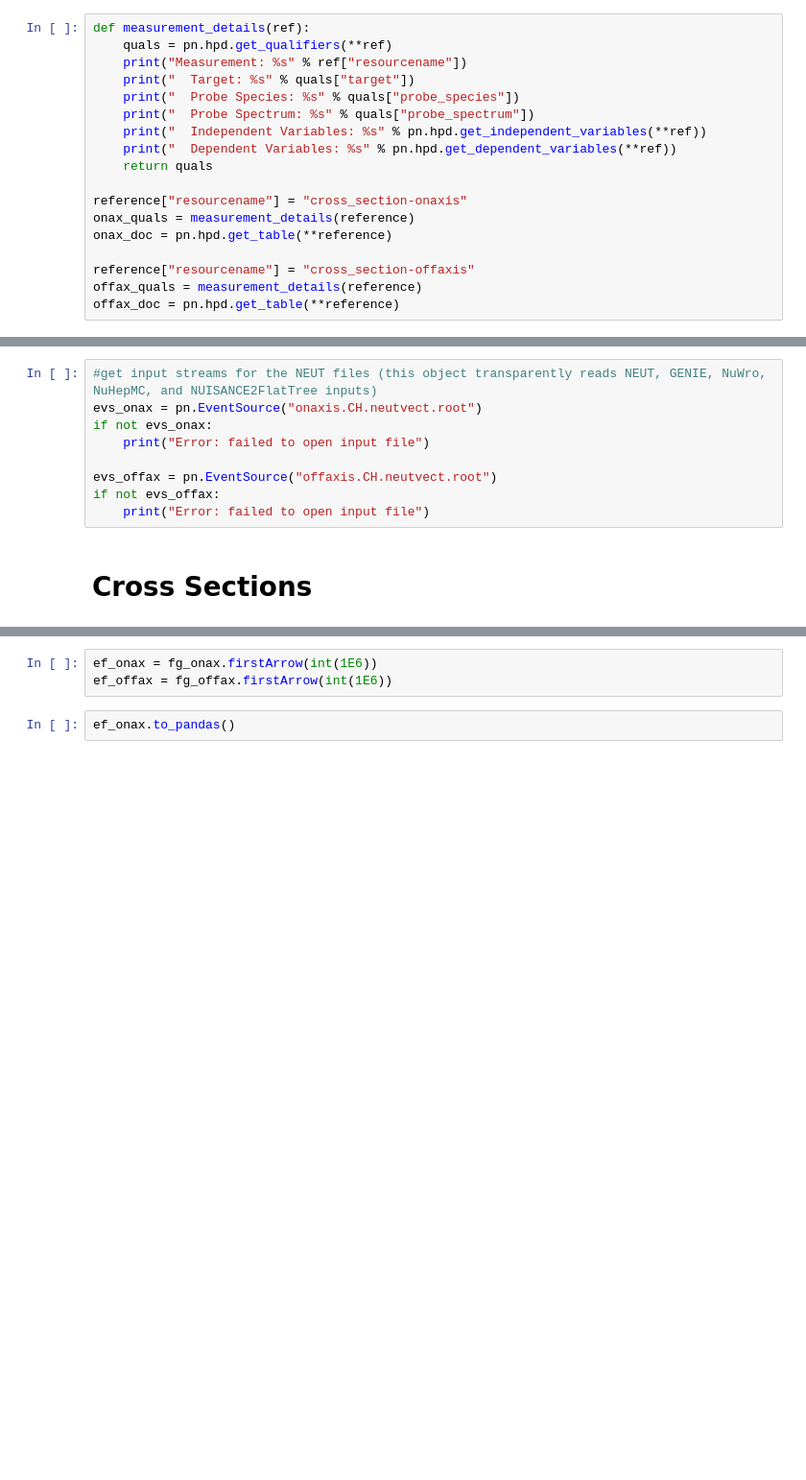
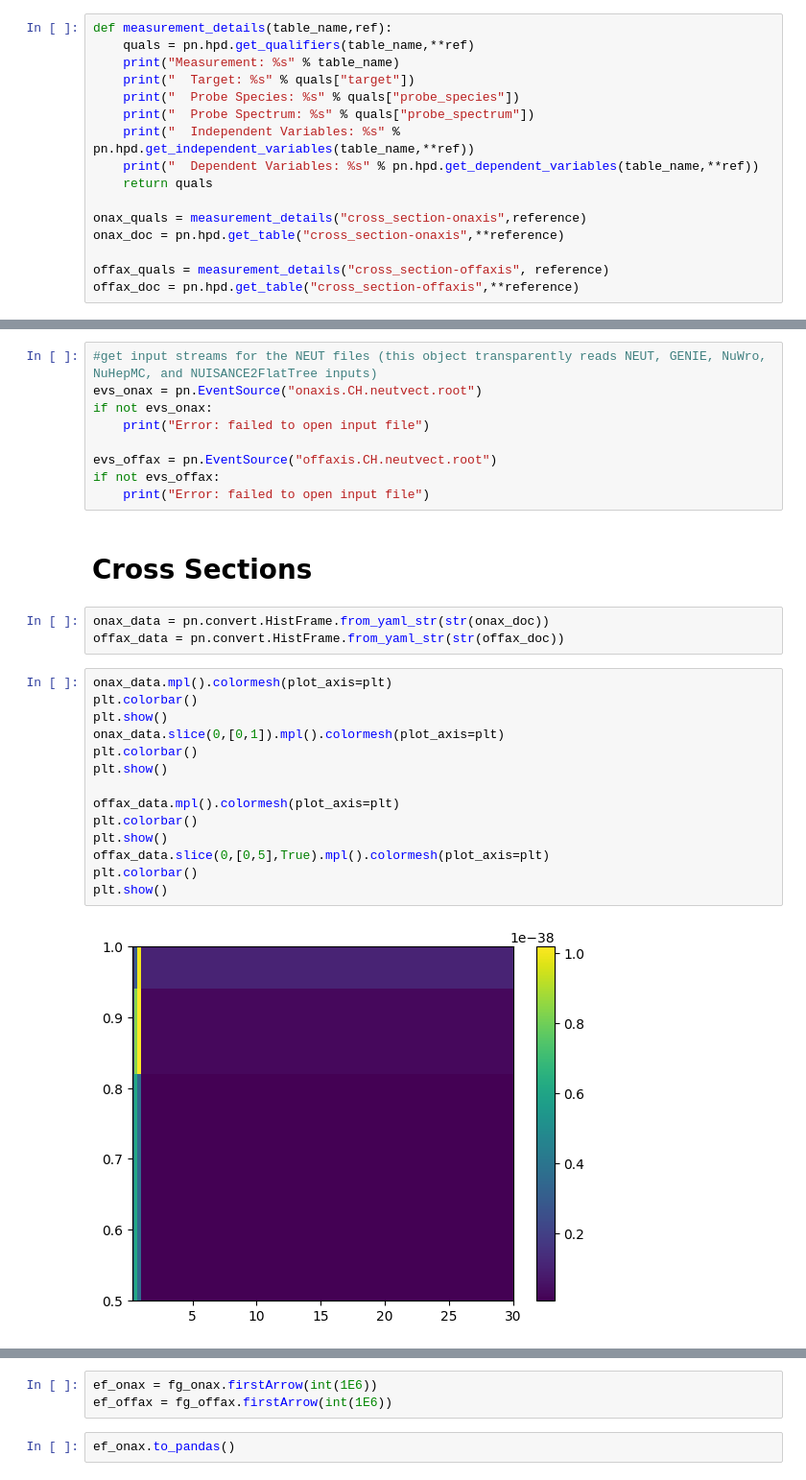
Before and after one commit to NUISANCEMC/nuisance3, a Jupyter notebook: notebooks/t2konoffaxis.ipynb, the cells around one changed output, grey strips where cells are left out. Shown at 96% size. Cells and saved outputs as stored; diff of their text form; blank space fills up the shorter version.

```diff
--- a/notebooks/t2konoffaxis.ipynb
+++ b/notebooks/t2konoffaxis.ipynb
@@ -29,23 +29,21 @@ flux-offaxis-nominal-coarse
 flux-offaxis-postfit-fine
 flux-offaxis-postfit-coarse
 # %%
-def measurement_details(ref):
-    quals = pn.hpd.get_qualifiers(**ref)
-    print("Measurement: %s" % ref["resourcename"])
+def measurement_details(table_name,ref):
+    quals = pn.hpd.get_qualifiers(table_name,**ref)
+    print("Measurement: %s" % table_name)
     print("  Target: %s" % quals["target"])
     print("  Probe Species: %s" % quals["probe_species"])
     print("  Probe Spectrum: %s" % quals["probe_spectrum"])
-    print("  Independent Variables: %s" % pn.hpd.get_independent_variables(**ref))
-    print("  Dependent Variables: %s" % pn.hpd.get_dependent_variables(**ref))
+    print("  Independent Variables: %s" % pn.hpd.get_independent_variables(table_name,**ref))
+    print("  Dependent Variables: %s" % pn.hpd.get_dependent_variables(table_name,**ref))
     return quals
 
-reference["resourcename"] = "cross_section-onaxis"
-onax_quals = measurement_details(reference)
-onax_doc = pn.hpd.get_table(**reference)
+onax_quals = measurement_details("cross_section-onaxis",reference)
+onax_doc = pn.hpd.get_table("cross_section-onaxis",**reference)
 
-reference["resourcename"] = "cross_section-offaxis"
-offax_quals = measurement_details(reference)
-offax_doc = pn.hpd.get_table(**reference)
+offax_quals = measurement_details("cross_section-offaxis", reference)
+offax_doc = pn.hpd.get_table("cross_section-offaxis",**reference)
 # %% [output]
 Measurement: cross_section-onaxis
   Target: CH
@@ -105,3 +103,22 @@ if not evs_offax:
     print("Error: failed to open input file")
 # %% [markdown]
 # Cross Sections
+# %%
+onax_data = pn.convert.HistFrame.from_yaml_str(str(onax_doc))
+offax_data = pn.convert.HistFrame.from_yaml_str(str(offax_doc))
+# %%
+onax_data.mpl().colormesh(plot_axis=plt)
+plt.colorbar()
+plt.show()
+onax_data.slice(0,[0,1]).mpl().colormesh(plot_axis=plt)
+plt.colorbar()
+plt.show()
+
+offax_data.mpl().colormesh(plot_axis=plt)
+plt.colorbar()
+plt.show()
+offax_data.slice(0,[0,5],True).mpl().colormesh(plot_axis=plt)
+plt.colorbar()
+plt.show()
+# %% [output]
+[figure, added]
```
Also changed, not shown: parts of 14 cells of this notebook, 3 other files.
